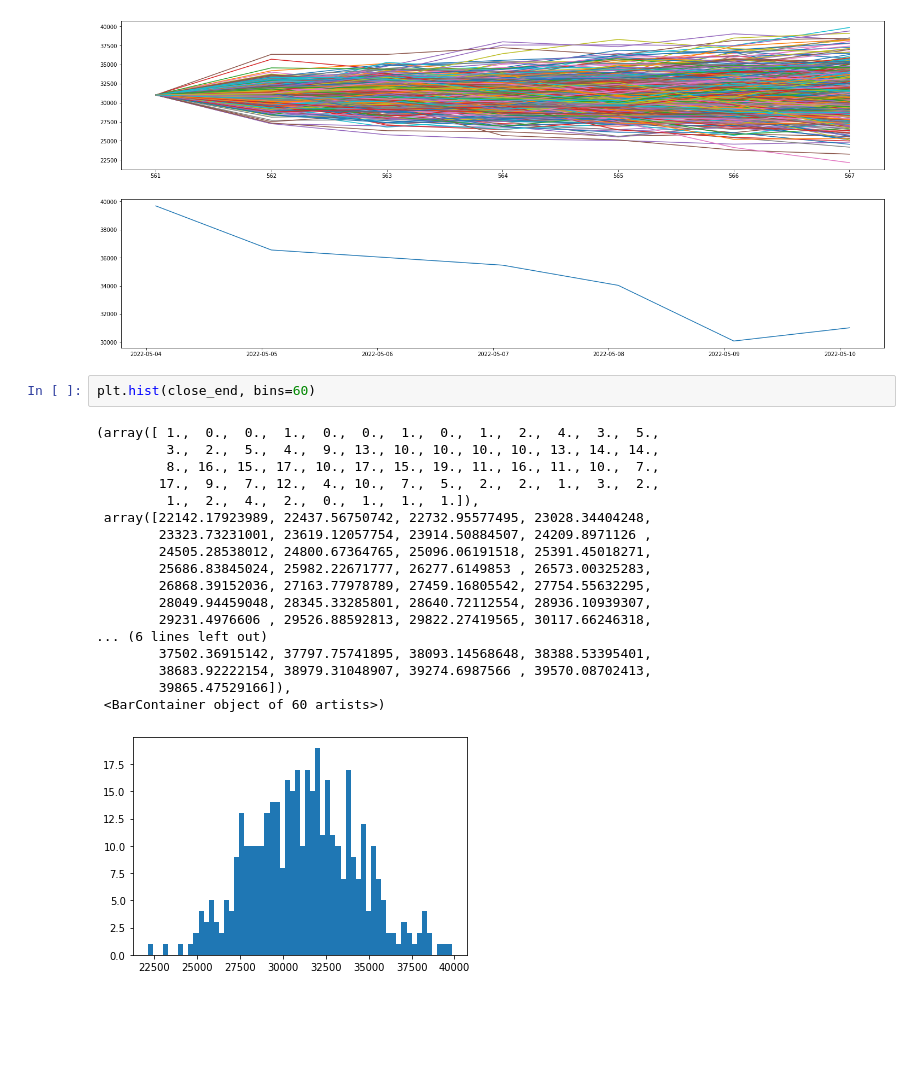
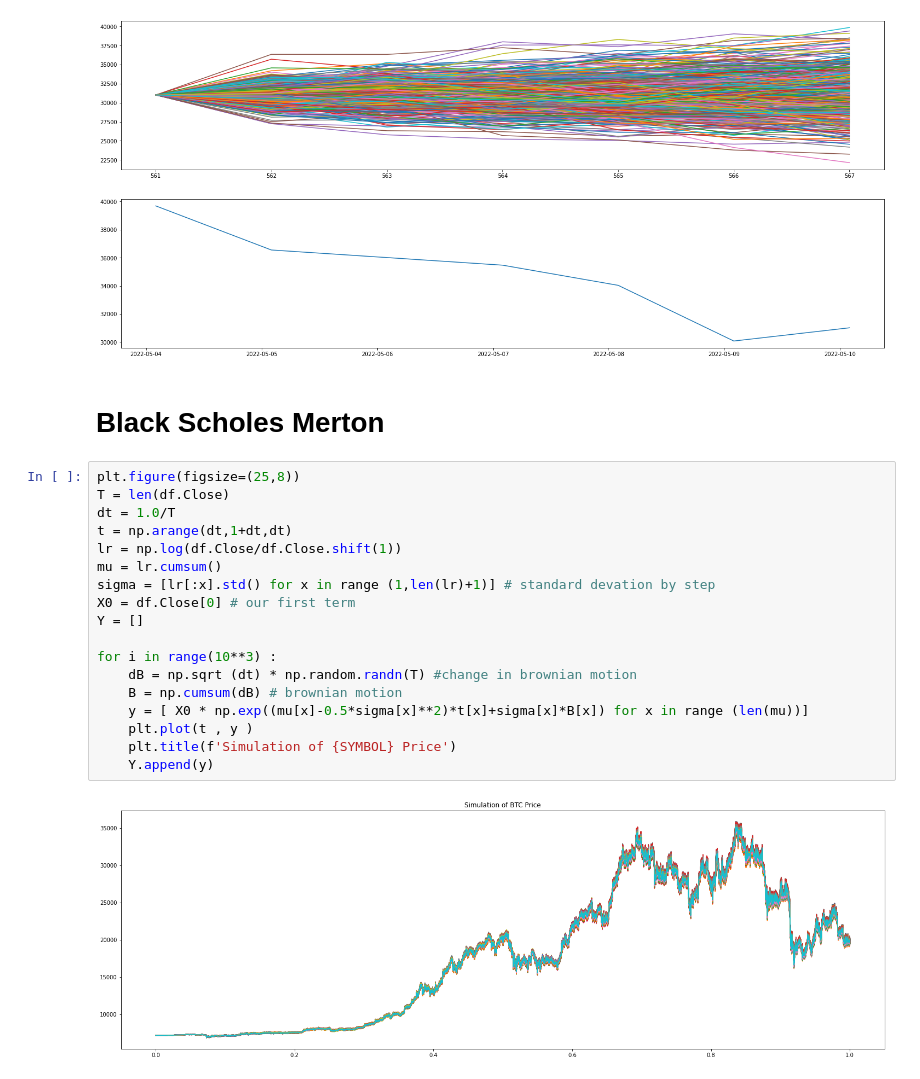
Before and after one commit to webclinic017/Trading-sandbox, a Jupyter notebook: 27_MonteCarlo_simulation.ipynb, the cells around one changed output. Drawn from its saved outputs; the diff is of its cells as text; blank space fills up the shorter version.

```diff
--- a/27_MonteCarlo_simulation.ipynb
+++ b/27_MonteCarlo_simulation.ipynb
@@ -110,24 +126,25 @@ Predicted percent increase after 6 hours: 0.78 %
 Probability of stock price increasing after 6 hours: 52.0 %
 [<matplotlib.lines.Line2D at 0x...>]
 [figure]
-# %%
-plt.hist(close_end, bins=60)
-# %% [output]
-(array([ 1.,  0.,  0.,  1.,  0.,  0.,  1.,  0.,  1.,  2.,  4.,  3.,  5.,
-         3.,  2.,  5.,  4.,  9., 13., 10., 10., 10., 10., 13., 14., 14.,
-         8., 16., 15., 17., 10., 17., 15., 19., 11., 16., 11., 10.,  7.,
-        17.,  9.,  7., 12.,  4., 10.,  7.,  5.,  2.,  2.,  1.,  3.,  2.,
-         1.,  2.,  4.,  2.,  0.,  1.,  1.,  1.]),
- array([22142.17923989, 22437.56750742, 22732.95577495, 23028.34404248,
-        23323.73231001, 23619.12057754, 23914.50884507, 24209.8971126 ,
-        24505.28538012, 24800.67364765, 25096.06191518, 25391.45018271,
-        25686.83845024, 25982.22671777, 26277.6149853 , 26573.00325283,
-        26868.39152036, 27163.77978789, 27459.16805542, 27754.55632295,
-        28049.94459048, 28345.33285801, 28640.72112554, 28936.10939307,
-        29231.4976606 , 29526.88592813, 29822.27419565, 30117.66246318,
-... (6 lines left out)
-        37502.36915142, 37797.75741895, 38093.14568648, 38388.53395401,
-        38683.92222154, 38979.31048907, 39274.6987566 , 39570.08702413,
-        39865.47529166]),
- <BarContainer object of 60 artists>)
-[figure, removed]
+# %% [markdown]
+# Black Scholes Merton
+# %%
+plt.figure(figsize=(25,8))
+T = len(df.Close)
+dt = 1.0/T
+t = np.arange(dt,1+dt,dt)
+lr = np.log(df.Close/df.Close.shift(1))
+mu = lr.cumsum()
+sigma = [lr[:x].std() for x in range (1,len(lr)+1)] # standard devation by step
+X0 = df.Close[0] # our first term
+Y = []
+
+for i in range(10**3) :
+    dB = np.sqrt (dt) * np.random.randn(T) #change in brownian motion
+    B = np.cumsum(dB) # brownian motion
+    y = [ X0 * np.exp((mu[x]-0.5*sigma[x]**2)*t[x]+sigma[x]*B[x]) for x in range (len(mu))]
+    plt.plot(t , y )
+    plt.title(f'Simulation of {SYMBOL} Price')
+    Y.append(y)
+# %% [output]
+[figure, added]
```
Also changed, not shown: parts of 6 cells of this notebook, 5 other files.
